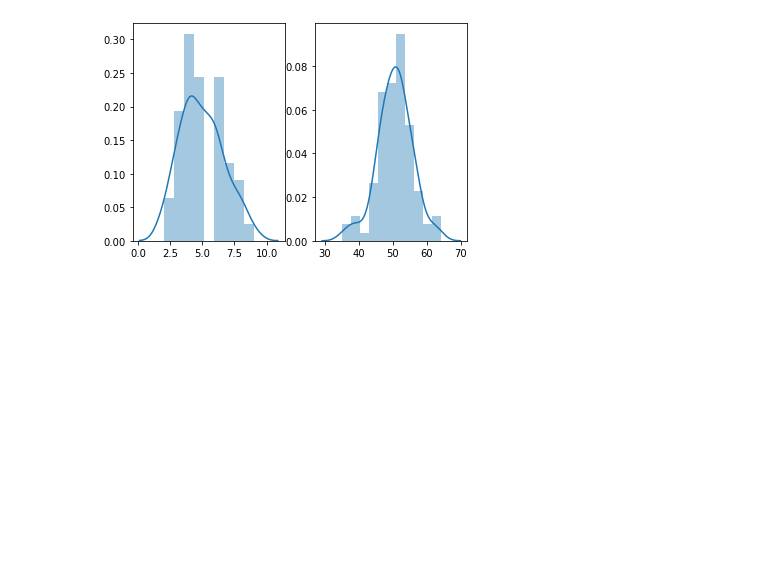
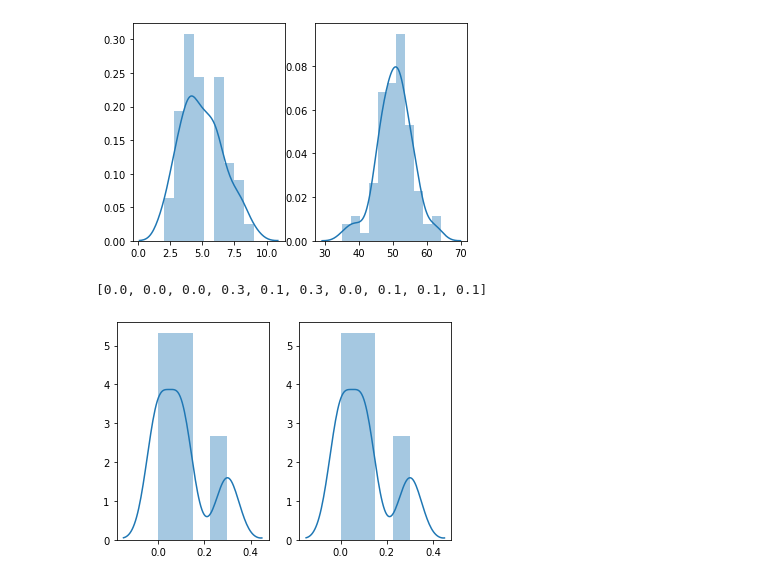
Before and after one commit to Silvio622/foda-task2020, a Jupyter notebook: Task 3 Flipping a Coin.ipynb, the cells around one changed output. Cells and saved outputs as stored; diff of their text form; code cells hidden in the pictures; blank space fills up the shorter version.

```diff
--- a/Task 3 Flipping a Coin.ipynb
+++ b/Task 3 Flipping a Coin.ipynb
@@ -71,3 +71,39 @@ s = np.random.binomial(n, p, size=100)
 sns.distplot(s);
 # %% [output]
 [figure]
+# %%
+import numpy as np
+import matplotlib.pyplot as plt
+import seaborn as sns
+
+trials = 100
+probability = 0.5
+samplesize = 10
+
+trials = int(trials / samplesize)
+
+outcome = np.random.binomial(trials,probability,samplesize)
+
+experiment = []
+index = 1
+
+#experiment = [np.equal(outcome,elements).mean() for elements in range(trials)]
+
+for elements in range(trials):
+    experiments = np.equal(outcome,elements).mean()
+    experiment.append(experiments)
+
+
+print(experiment)
+#plt.hist(experiment)
+#plt.plot(experiment)
+#plt.show()
+plt.subplot(1,2,1)
+sns.distplot(experiment);
+
+plt.subplot(1,2,2)
+sns.distplot(experiment);
+# statistic for Dummies page 155
+# %% [output]
+[0.0, 0.0, 0.0, 0.3, 0.1, 0.3, 0.0, 0.1, 0.1, 0.1]
+[figure, added]
```
Also changed, not shown: parts of 1 cell of this notebook.
